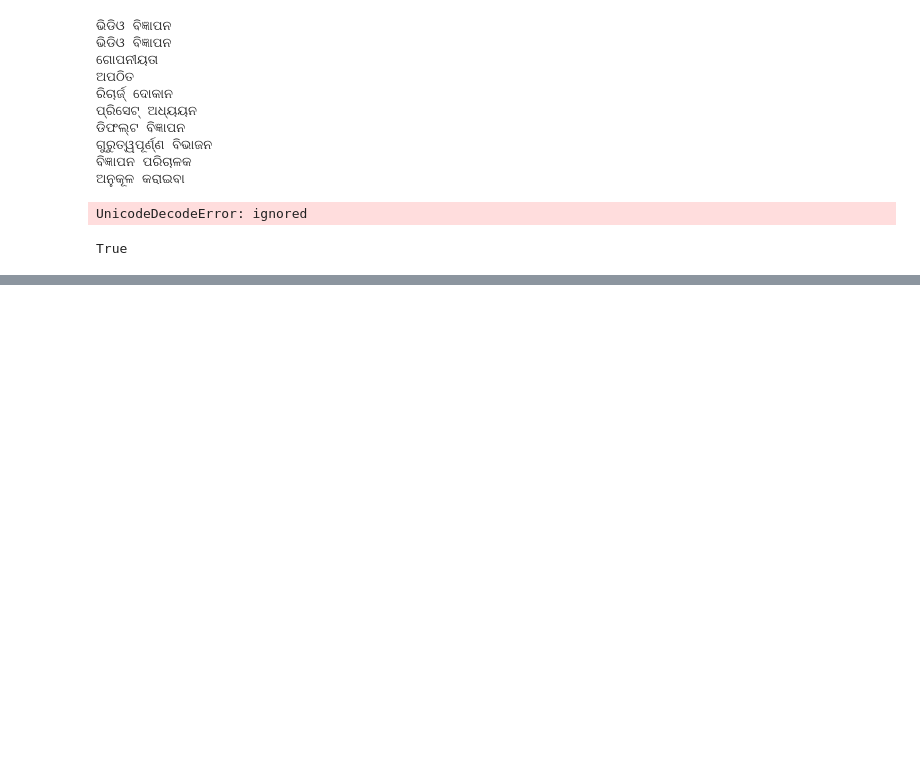
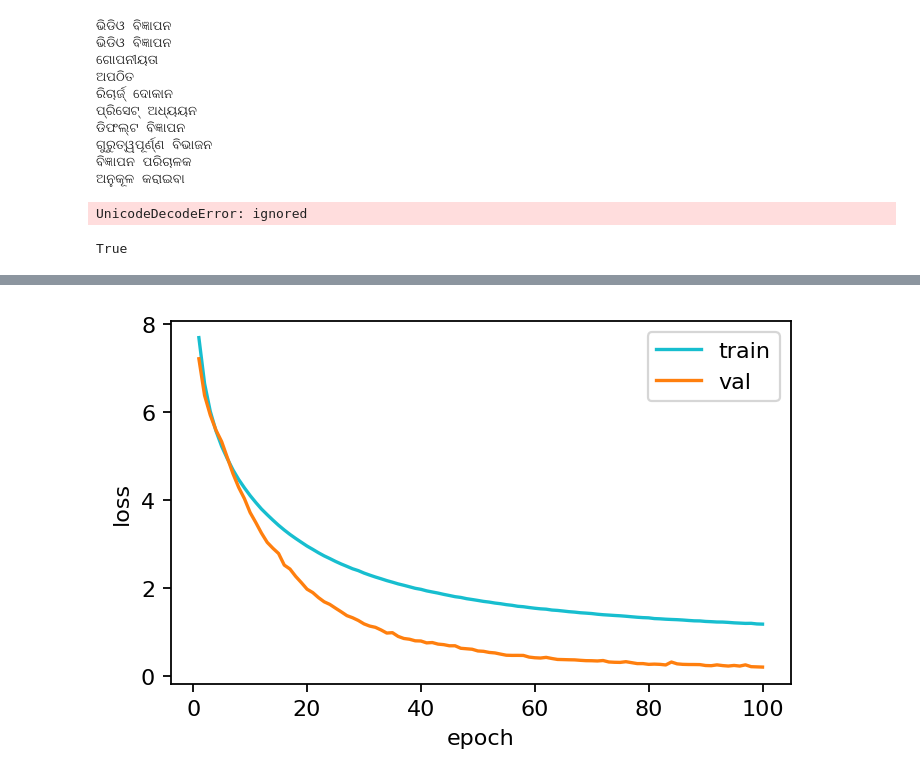
Before and after one commit to soumendrak/MTEnglish2Odia, a Jupyter notebook: src/NMT/attention_is_all_you_need_en_od.ipynb, the cells around one changed output, grey strips where cells are left out. Cells and saved outputs as stored; diff of their text form; code cells hidden in the pictures; blank space fills up the shorter version.

```diff
--- a/src/NMT/attention_is_all_you_need_en_od.ipynb
+++ b/src/NMT/attention_is_all_you_need_en_od.ipynb
@@ -115,11 +99,11 @@ True
 # %%
-SRC = Field(tokenize = sp_bpe.encode_as_pieces,
+SRC = Field(tokenize = sp_bpe_src.encode_as_pieces,
             init_token = '<sos>',
             eos_token = '<eos>',
             lower = False,
             batch_first = True)
 
-TRG = Field(tokenize = sp_bpe.encode_as_pieces,
+TRG = Field(tokenize = sp_bpe_trg.encode_as_pieces,
             init_token = '<sos>',
             eos_token = '<eos>',
             lower = False,
@@ -177,7 +165,7 @@ class MinPadIterator(Iterator):
 
         self.batches = pool(self.data(), self.random_shuffler)
 # %%
-BATCH_SIZE = 4096
+BATCH_SIZE = 8192
 
 # train_iterator, valid_iterator, test_iterator = BucketIterator.splits(
 #     (train_data, valid_data, test_data),
@@ -724,10 +732,12 @@ def epoch_time(start_time, end_time):
     elapsed_secs = int(elapsed_time - (elapsed_mins * 60))
     return elapsed_mins, elapsed_secs
 # %%
-N_EPOCHS = 10
+N_EPOCHS = 100
 CLIP = 1
 
 best_valid_loss = float('inf')
+train_losses, val_losses = [], []
+
 
 for epoch in range(1, N_EPOCHS + 1):
 
@@ -736,15 +746,19 @@ for epoch in range(1, N_EPOCHS + 1):
     train_loss = train(model, train_iterator, optimizer, criterion, CLIP)
     valid_loss = evaluate(model, valid_iterator, criterion)
 
+    train_losses.append(train_loss)
+    val_losses.append(valid_loss)
+
     end_time = time.time()
 
     epoch_mins, epoch_secs = epoch_time(start_time, end_time)
 
     if valid_loss < best_valid_loss:
+        print('\n\t--Found new best val loss')
         best_valid_loss = valid_loss
         torch.save(model.state_dict(), 'model.pt')
 
-    print(f'Epoch: {epoch:02} (^_^) Time: {epoch_mins}m {epoch_secs}s', end='')
+    print(f'\nEpoch: {epoch:02} (^_^) Time: {epoch_mins}m {epoch_secs}s', end='')
     print(f'\tTrain Loss: {train_loss:.3f} | Train PPL: {math.exp(train_loss):7.3f}', end='')
     print(f'\t Val. Loss: {valid_loss:.3f} |  Val. PPL: {math.exp(valid_loss):7.3f}')
 # %% [output]
@@ -762,3 +802,14 @@ Epoch: 10 (^_^) Time: 0m 54s    Train Loss: 3.267 | Train PPL:  26.220   Val. Lo
+# %%
+# plot losses
+plt.figure(figsize=(5, 3), dpi=160)
+plt.plot(range(1, N_EPOCHS + 1), train_losses, color='tab:cyan', label='train')
+plt.plot(range(1, N_EPOCHS + 1), val_losses, color='tab:orange', label='val')
+plt.ylabel('loss')
+plt.xlabel('epoch')
+plt.legend()
+plt.show()
+# %% [output]
+[figure, added]
 # %%
 model.load_state_dict(torch.load('model.pt'))
 
```
Also changed, not shown: parts of 28 cells of this notebook, 14 other files.
